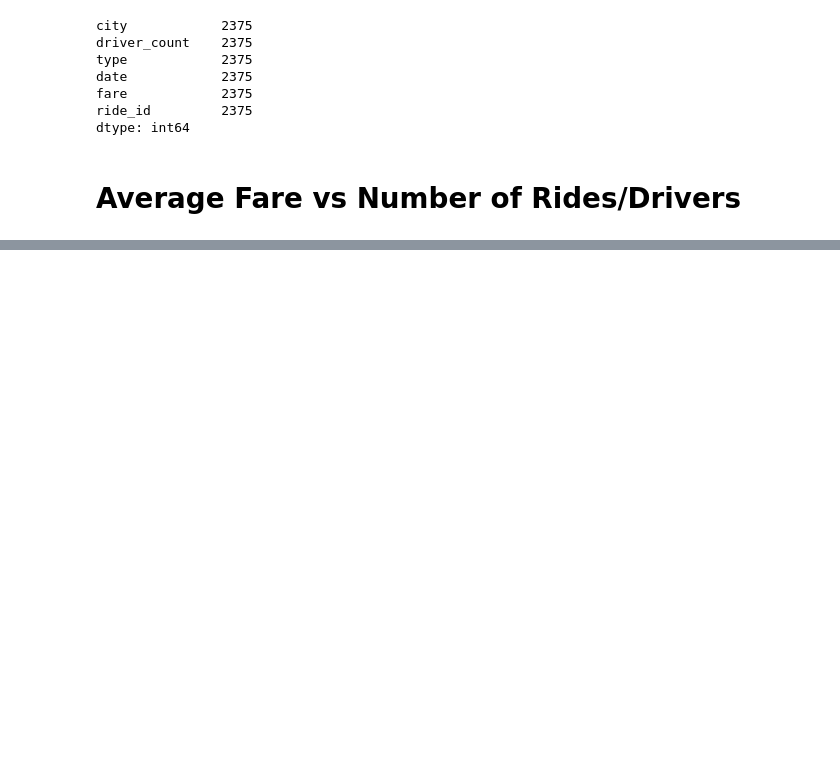
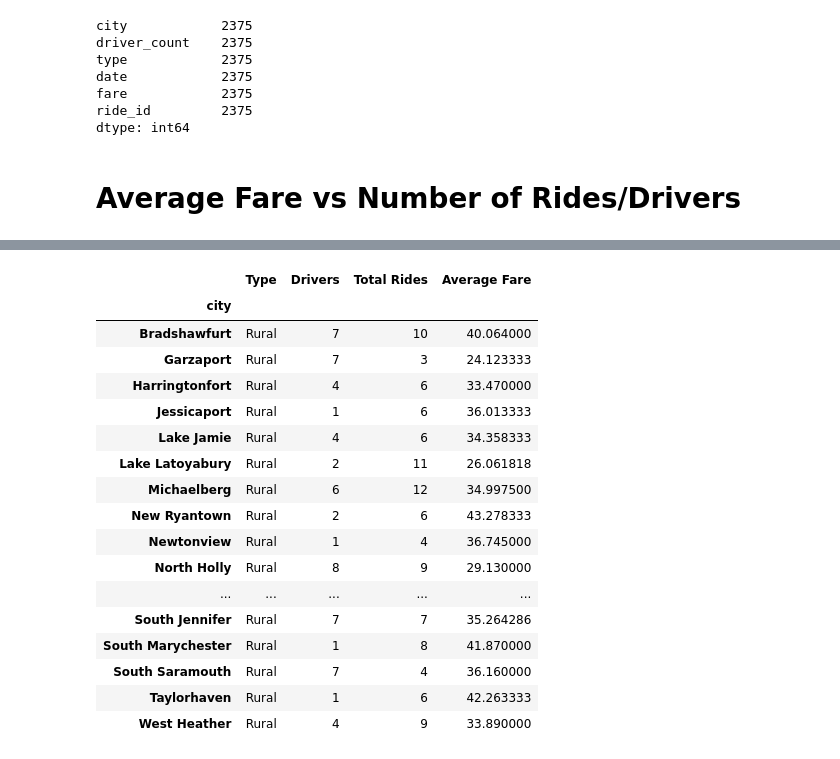
Before and after one commit to yazhcodes/PyBer_Analysis, a Jupyter notebook: Course Work/PyBer.ipynb, the cells around one changed output, grey strips where cells are left out. Saved outputs shown, nothing was run; the diff lists cells and outputs as text; code cells hidden in the pictures; blank space fills up the shorter version.

```diff
--- a/Course Work/PyBer.ipynb
+++ b/Course Work/PyBer.ipynb
@@ -160,0 +172,24 @@ pyber_city_df
+# %%
+pyber_urban_df = pyber_city_df.loc[(pyber_city_df.Type == 'Urban')][['Drivers','Total Rides','Average Fare']]
+pyber_suburban_df = pyber_city_df.loc[(pyber_city_df.Type == 'Suburban')][['Drivers','Total Rides','Average Fare']]
+pyber_rural_df = pyber_city_df.loc[(pyber_city_df.Type == 'Rural')][['Drivers','Total Rides','Average Fare']]
+pyber_rural_df
+# %% [output]
+|  | Type | Drivers | Total Rides | Average Fare |
+| city |  |  |  |  |
+| Bradshawfurt | Rural | 7 | 10 | 40.064000 |
+| Garzaport | Rural | 7 | 3 | 24.123333 |
+| Harringtonfort | Rural | 4 | 6 | 33.470000 |
+| Jessicaport | Rural | 1 | 6 | 36.013333 |
+| Lake Jamie | Rural | 4 | 6 | 34.358333 |
+| Lake Latoyabury | Rural | 2 | 11 | 26.061818 |
+| Michaelberg | Rural | 6 | 12 | 34.997500 |
+| New Ryantown | Rural | 2 | 6 | 43.278333 |
+| Newtonview | Rural | 1 | 4 | 36.745000 |
+| North Holly | Rural | 8 | 9 | 29.130000 |
+| ... | ... | ... | ... | ... |
+| South Jennifer | Rural | 7 | 7 | 35.264286 |
+| South Marychester | Rural | 1 | 8 | 41.870000 |
+| South Saramouth | Rural | 7 | 4 | 36.160000 |
+| Taylorhaven | Rural | 1 | 6 | 42.263333 |
+| West Heather | Rural | 4 | 9 | 33.890000 |
```
Also changed, not shown: parts of 2 cells of this notebook, 1 other file.
